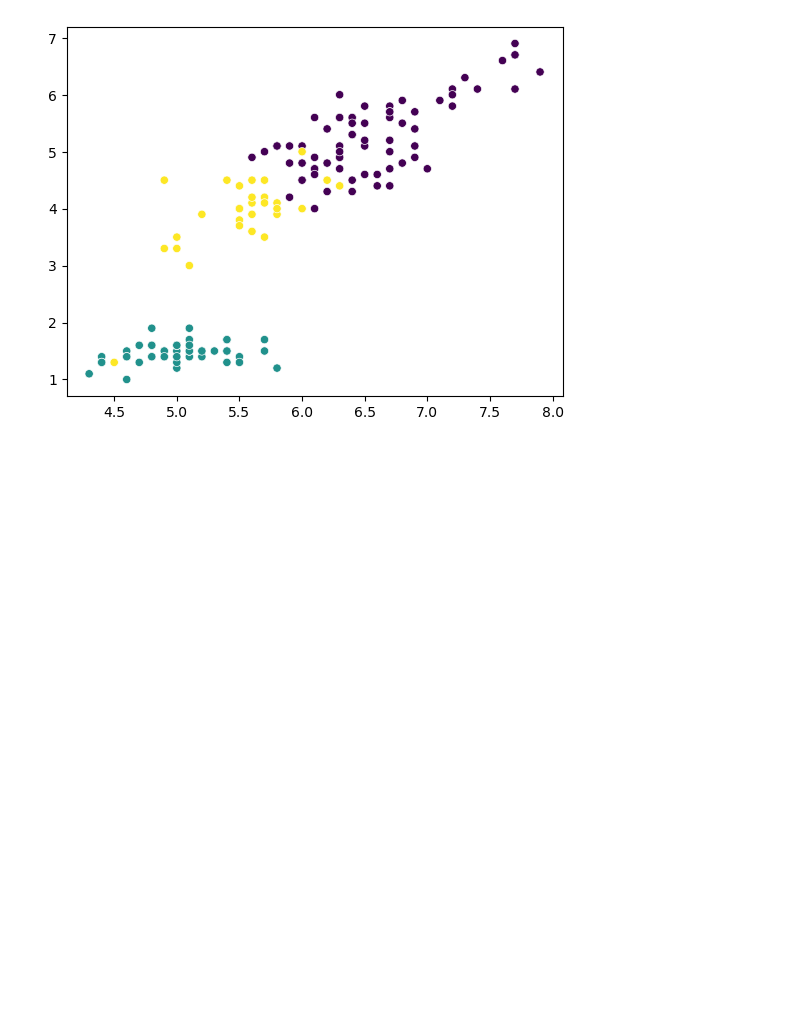
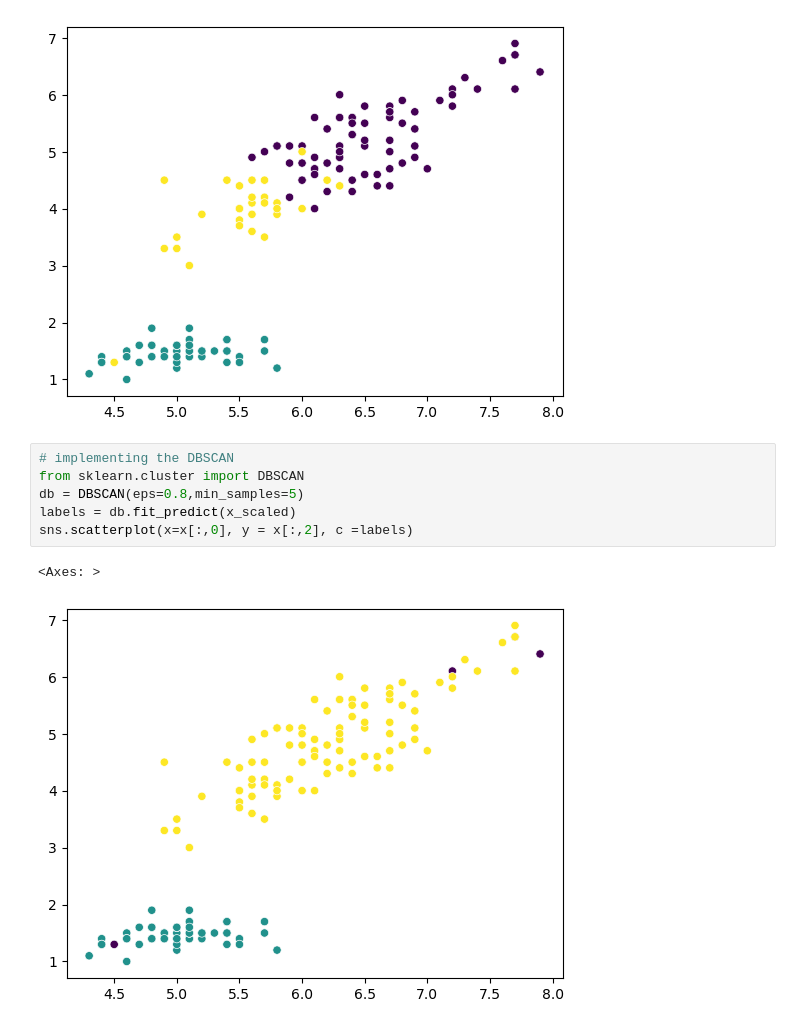
Before and after one commit to aneesi6247-lgtm/Unsupervised-Machine-Learning, a Jupyter notebook: Part_01_K_Means.ipynb, the cells around one changed output. Saved outputs shown, nothing was run; the diff lists cells and outputs as text; blank space fills up the shorter version.

Commit message:
DBSCAN

```diff
--- a/Part_01_K_Means.ipynb
+++ b/Part_01_K_Means.ipynb
@@ -103,3 +103,12 @@ sns.scatterplot(x=x[:,0], y = x[:,2], c =labels)
 # %% [output]
 <Axes: >
 [figure]
+# %%
+# implementing the DBSCAN
+from sklearn.cluster import DBSCAN
+db = DBSCAN(eps=0.8,min_samples=5)
+labels = db.fit_predict(x_scaled)
+sns.scatterplot(x=x[:,0], y = x[:,2], c =labels)
+# %% [output]
+<Axes: >
+[figure, added]
```
Also changed, not shown: parts of 3 cells of this notebook.
